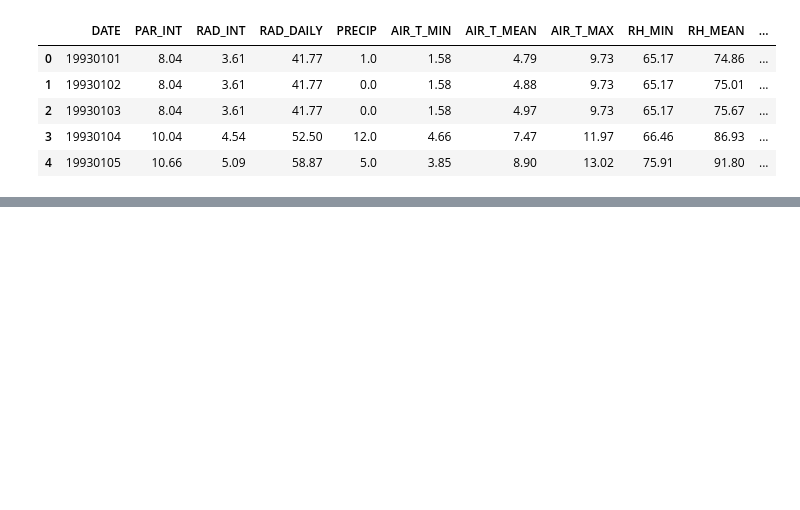
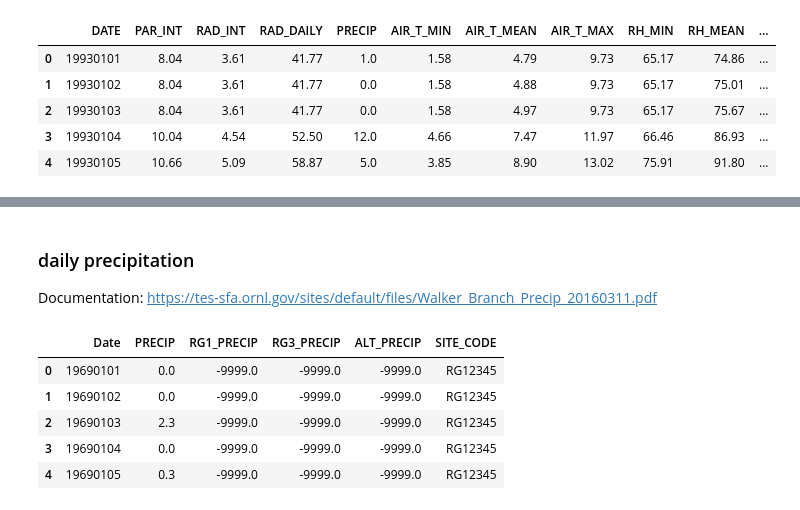
Before and after one commit to bioatmosphere/microbiome-thermal-extreme, a Jupyter notebook: data/forcing/Walker Branch Watershed forcing.ipynb, the cells around one changed output, grey strips where cells are left out. Drawn from its saved outputs; the diff is of its cells as text; code cells hidden in the pictures; blank space fills up the shorter version.

```diff
--- a/data/forcing/Walker Branch Watershed forcing.ipynb
+++ b/data/forcing/Walker Branch Watershed forcing.ipynb
@@ -71,0 +77,14 @@ plt.show()
+# %% [markdown]
+### daily precipitation
+
+Documentation: https://tes-sfa.ornl.gov/sites/default/files/Walker_Branch_Precip_20160311.pdf
+# %%
+wbw_precip = pd.read_csv("WBW_daily_precipitation.csv")
+wbw_precip.head()
+# %% [output]
+|  | Date | PRECIP | RG1_PRECIP | RG3_PRECIP | ALT_PRECIP | SITE_CODE |
+| 0 | 19690101 | 0.0 | -9999.0 | -9999.0 | -9999.0 | RG12345 |
+| 1 | 19690102 | 0.0 | -9999.0 | -9999.0 | -9999.0 | RG12345 |
+| 2 | 19690103 | 2.3 | -9999.0 | -9999.0 | -9999.0 | RG12345 |
+| 3 | 19690104 | 0.0 | -9999.0 | -9999.0 | -9999.0 | RG12345 |
+| 4 | 19690105 | 0.3 | -9999.0 | -9999.0 | -9999.0 | RG12345 |
```
Also changed, not shown: parts of 4 cells of this notebook, 2 other files.
